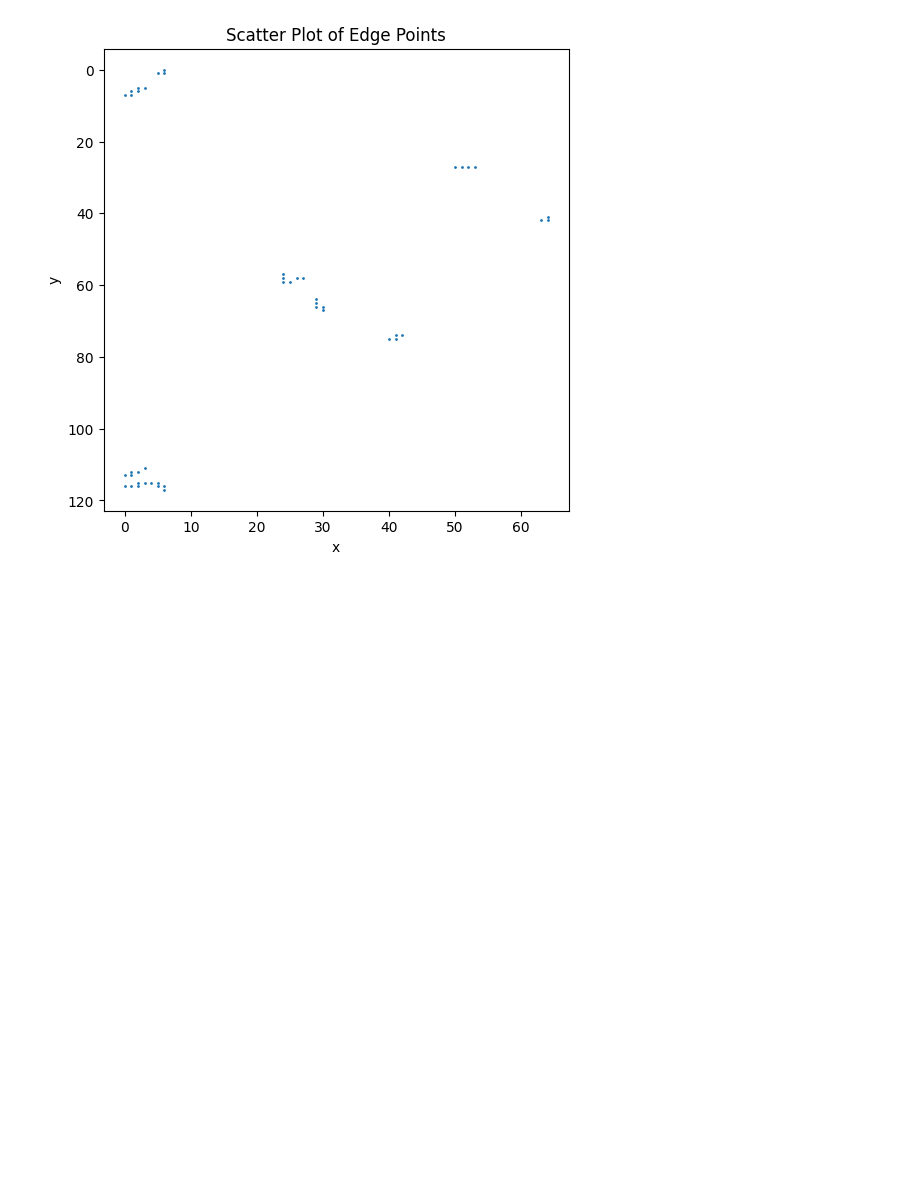
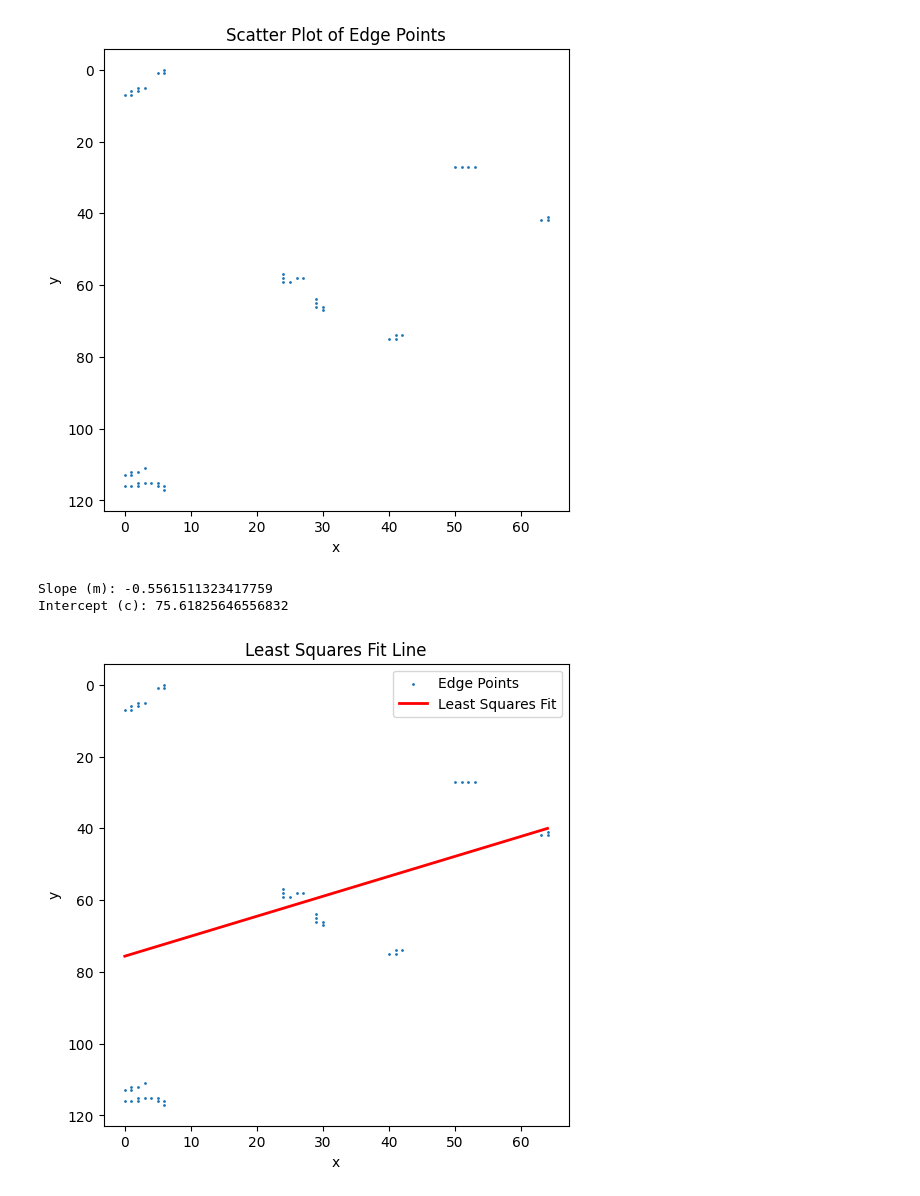
Before and after one commit to ishinidewmini/Image-Processing-Assignment, a Jupyter notebook: D_ENG_0036_EE.ipynb, the cells around one changed output. Drawn from its saved outputs; the diff is of its cells as text; code cells hidden in the pictures; blank space fills up the shorter version.

```diff
--- a/D_ENG_0036_EE.ipynb
+++ b/D_ENG_0036_EE.ipynb
@@ -64,3 +64,36 @@ plt.gca().invert_yaxis()
 plt.show()
 # %% [output]
 [figure]
+# %%
+# Step 1: Fit a least-squares line (y = mx + c)
+m, c = np.polyfit(x, y, 1)
+
+print("Slope (m):", m)
+print("Intercept (c):", c)
+
+# Step 2: Generate fitted line values
+x_line = np.linspace(min(x), max(x), 1000)
+y_line = m * x_line + c
+
+# Step 3: Plot scatter + fitted line
+plt.figure(figsize=(6,6))
+
+# Scatter points
+plt.scatter(x, y, s=1, label="Edge Points")
+
+# Best-fit line
+plt.plot(x_line, y_line, color='red', linewidth=2, label="Least Squares Fit")
+
+plt.title("Least Squares Fit Line")
+plt.xlabel("x")
+plt.ylabel("y")
+
+# Match image coordinate system
+plt.gca().invert_yaxis()
+
+plt.legend()
+plt.show()
+# %% [output]
+Slope (m): -0.5561511323417759
+Intercept (c): 75.61825646556832
+[figure, added]
```
